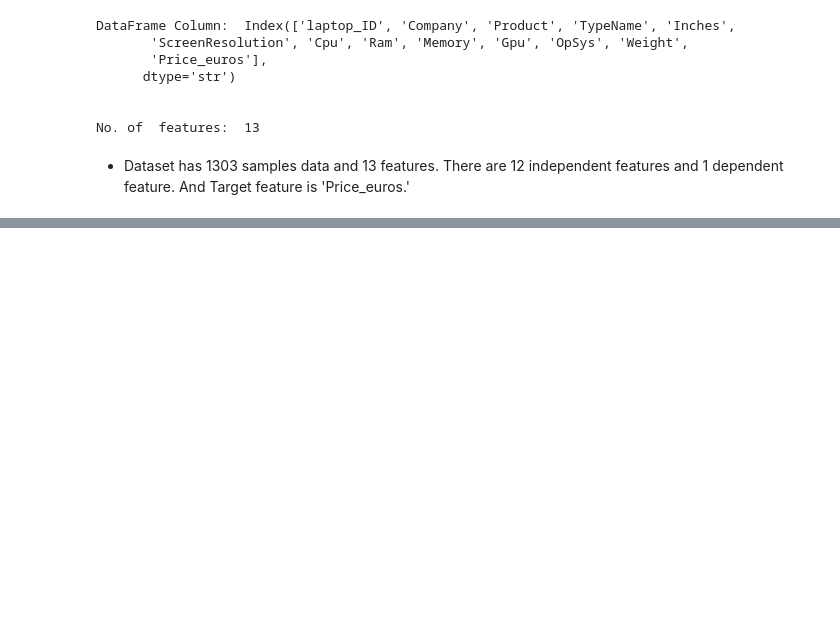
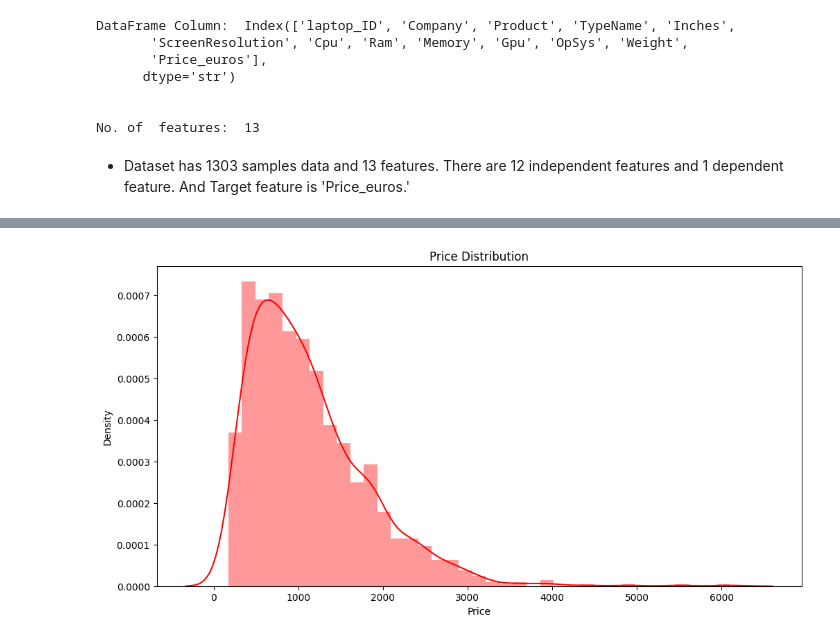
Before and after one commit to AnantVerma-2022/Linear-Regression-Laptop-Price-Predictions, a Jupyter notebook: laptop_price_prediction.ipynb, the cells around one changed output, grey strips where cells are left out. Cells and saved outputs as stored; diff of their text form; code cells hidden in the pictures; blank space fills up the shorter version.

```diff
--- a/laptop_price_prediction.ipynb
+++ b/laptop_price_prediction.ipynb
@@ -88,3 +88,13 @@ DataFrame Column:  Index(['laptop_ID', 'Company', 'Product', 'TypeName', 'Inches
 No. of  features:  13
 # %% [markdown]
 - Dataset has 1303 samples data and 13 features. There are 12 independent features and 1 dependent feature. And Target feature is 'Price_euros.'
+# %%
+# Removing column 'laptop_ID' as it doesn't affect much the price and unique for each laptop
+
+# Machine learning models learn by finding patterns and correlations between features and the target variable. If every single row has a different
+# value (e.g., user_id_1, user_id_2, ...), the model cannot find a pattern. A column where every entry is unique is essentially a "constant" feature
+# in terms of predictive mapping—it tells the model nothing about how to generalize to new, unseen data
+
+dataset.drop('laptop_ID', axis = 1, inplace = True)
+
+dataset.head()
@@ -90,0 +247,6 @@ No. of  features:  13
+# %%
+# Let's start with feature 'RAM' and 'Weight' : from the observations if we remove GB and kg the easialy can be converted into int.
+
+dataset['Ram'] = dataset['Ram'].str.replace('GB','').astype('int32')
+
+dataset['Weight'] = dataset['Weight'].str.replace('kg','').astype('float32')
@@ -90,0 +288,6 @@ No. of  features:  13
+# %%
+# In the Ram column Ram is in GB and In weight column weight in KG
+# So, Rename the 'Ram' -- 'Ram_GB' and 'Weight' -- 'Weight_Kg'
+dataset.rename(columns = {'Ram':'Ram_GB','Weight':'Weight_KG'}, inplace = True)
+
+dataset.head()
@@ -90,0 +336,10 @@ No. of  features:  13
+# %%
+# From above analysis, it is clear that 'Price' feature has some skewness in data. So let's analyse the Feature 'Price_euro'
+
+plt.figure(figsize = (12,6))
+sns.distplot(dataset['Price_euros'], color = 'red')
+plt.xlabel('Price')
+plt.title('Price Distribution')
+plt.show()
+# %% [output]
+[figure, added]
```
Also changed, not shown: parts of 36 cells of this notebook.
